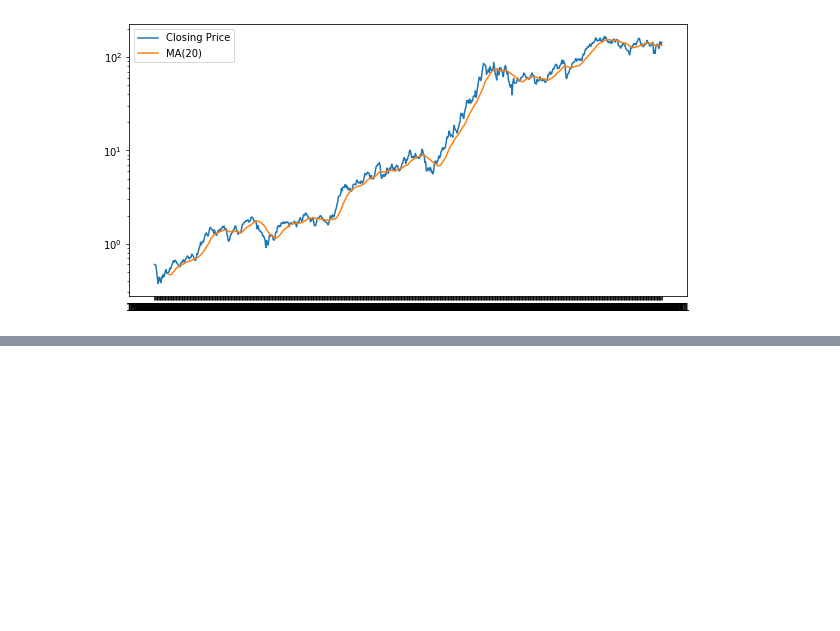
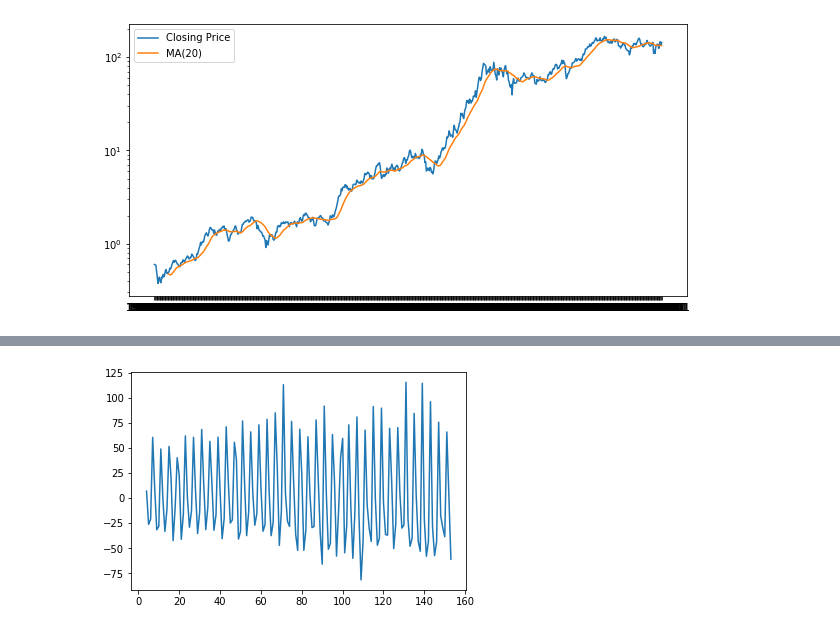
Before and after one commit to damiansp/TS, a Jupyter notebook: python/practical_TSA/02_understanding_TS_data/06_decomposition.py.ipynb, the cells around one changed output, grey strips where cells are left out. Saved outputs shown, nothing was run; the diff lists cells and outputs as text; code cells hidden in the pictures; blank space fills up the shorter version.

```diff
--- a/python/practical_TSA/02_understanding_TS_data/06_decomposition.py.ipynb
+++ b/python/practical_TSA/02_understanding_TS_data/06_decomposition.py.ipynb
@@ -55,0 +59,3 @@ plt.legend();
+# %%
+beer = pd.read_csv(f'{DATA}/beer.csv')
+beer.head()
@@ -55,0 +69,5 @@ plt.legend();
+# %%
+beer.rename(columns={
+    'Quarterly beer production in Australia: megalitres. March 1956 ? '
+    'June 1994': 'Beer_Prod'}, inplace=True)
+beer.head()
@@ -55,0 +81,11 @@ plt.legend();
+# %%
+MA4 = beer.Beer_Prod.rolling(window=4).mean()
+TwoXMA4 = MA4.rolling(window=2).mean()
+TwoXMA4 = TwoXMA4.loc[~pd.isnull(TwoXMA4)]
+# %%
+resids = beer.Beer_Prod - TwoXMA4
+resids = resids.loc[~pd.isnull(resids)]
+# %%
+plt.plot(resids);
+# %% [output]
+[figure, added]
```
Also changed, not shown: parts of 6 cells of this notebook, 1 other file.
